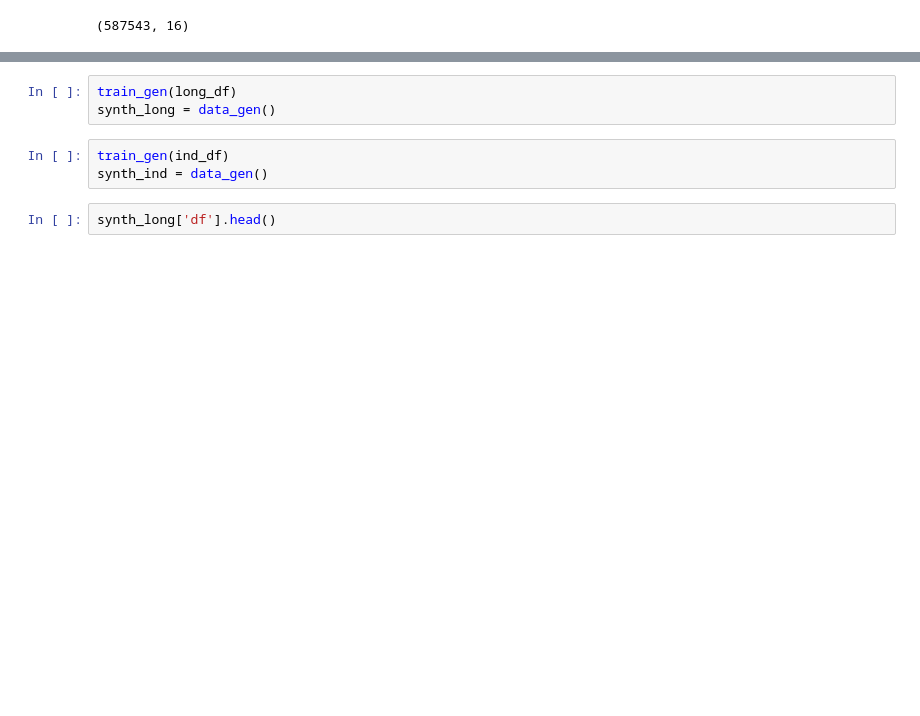
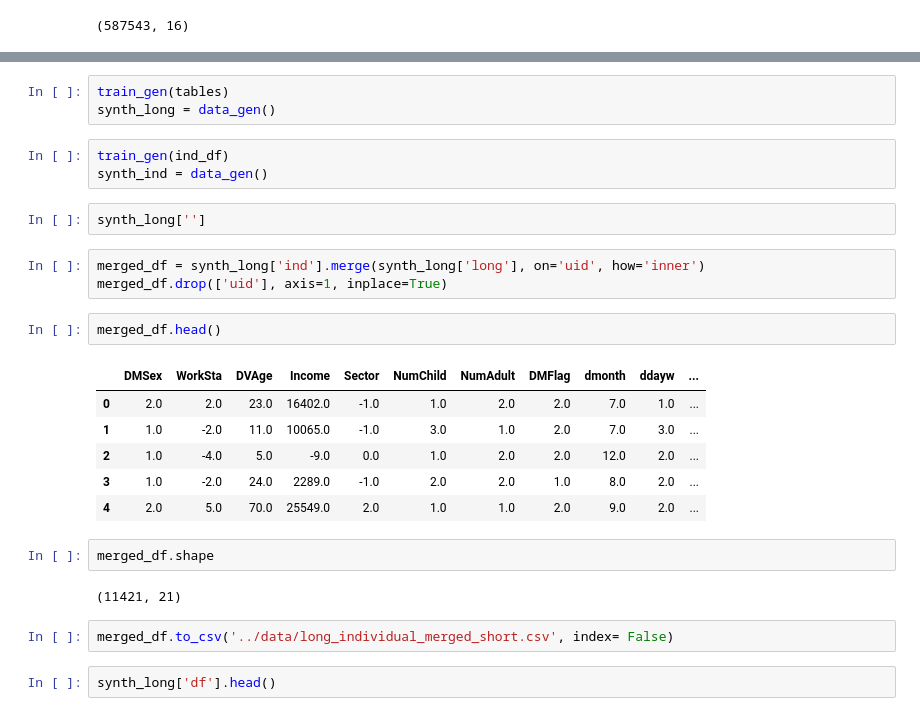
Before and after one commit to roshan-pandey/synthetic-data-gen, a Jupyter notebook: src/data-manipulation.ipynb, the cells around one changed output, grey strips where cells are left out. Cells and saved outputs as stored; diff of their text form; blank space fills up the shorter version.

```diff
--- a/src/data-manipulation.ipynb
+++ b/src/data-manipulation.ipynb
@@ -127,9 +162,29 @@ ValueError: Invalid field "subtype" for key field: "float"
 # %%
-train_gen(long_df)
+train_gen(tables)
 synth_long = data_gen()
 # %%
 train_gen(ind_df)
 synth_ind = data_gen()
+# %%
+synth_long['']
+# %%
+merged_df = synth_long['ind'].merge(synth_long['long'], on='uid', how='inner')
+merged_df.drop(['uid'], axis=1, inplace=True)
+# %%
+merged_df.head()
+# %% [output]
+|  | DMSex | WorkSta | DVAge | Income | Sector | NumChild | NumAdult | DMFlag | dmonth | ddayw | ... |
+| 0 | 2.0 | 2.0 | 23.0 | 16402.0 | -1.0 | 1.0 | 2.0 | 2.0 | 7.0 | 1.0 | ... |
+| 1 | 1.0 | -2.0 | 11.0 | 10065.0 | -1.0 | 3.0 | 1.0 | 2.0 | 7.0 | 3.0 | ... |
+| 2 | 1.0 | -4.0 | 5.0 | -9.0 | 0.0 | 1.0 | 2.0 | 2.0 | 12.0 | 2.0 | ... |
+| 3 | 1.0 | -2.0 | 24.0 | 2289.0 | -1.0 | 2.0 | 2.0 | 1.0 | 8.0 | 2.0 | ... |
+| 4 | 2.0 | 5.0 | 70.0 | 25549.0 | 2.0 | 1.0 | 1.0 | 2.0 | 9.0 | 2.0 | ... |
+# %%
+merged_df.shape
+# %% [output]
+(11421, 21)
+# %%
+merged_df.to_csv('../data/long_individual_merged_short.csv', index= False)
 # %%
 synth_long['df'].head()
 # %% [output]
```
Also changed, not shown: parts of 11 cells of this notebook, 1 other file.
